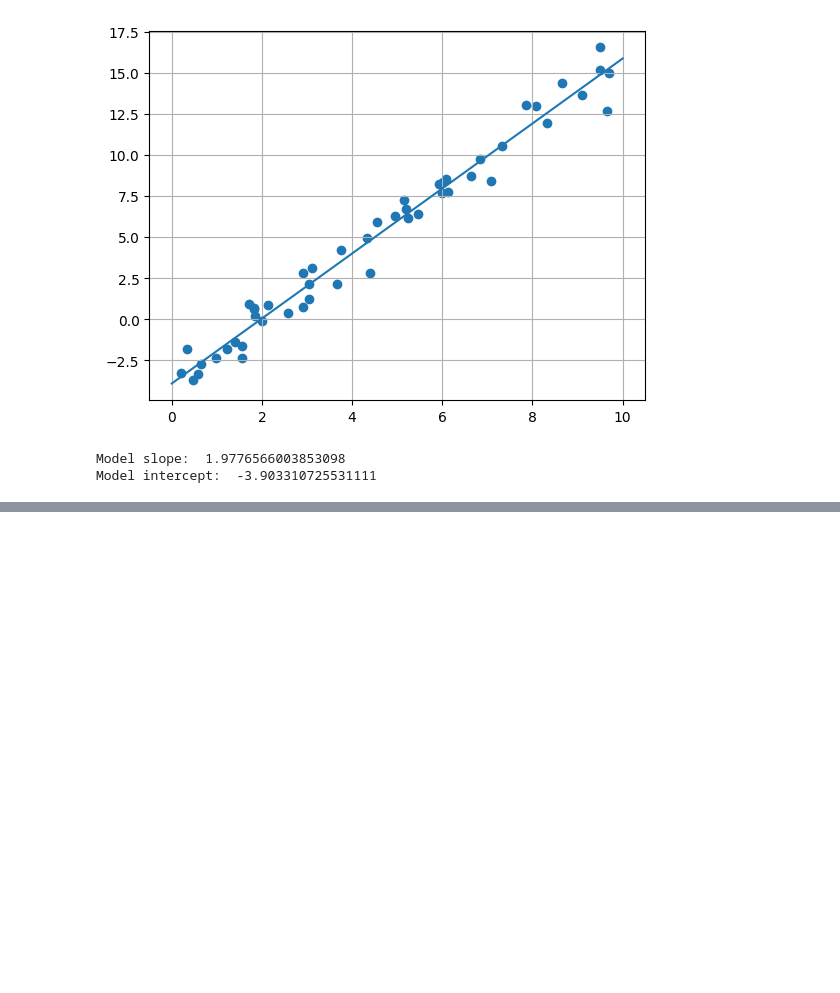
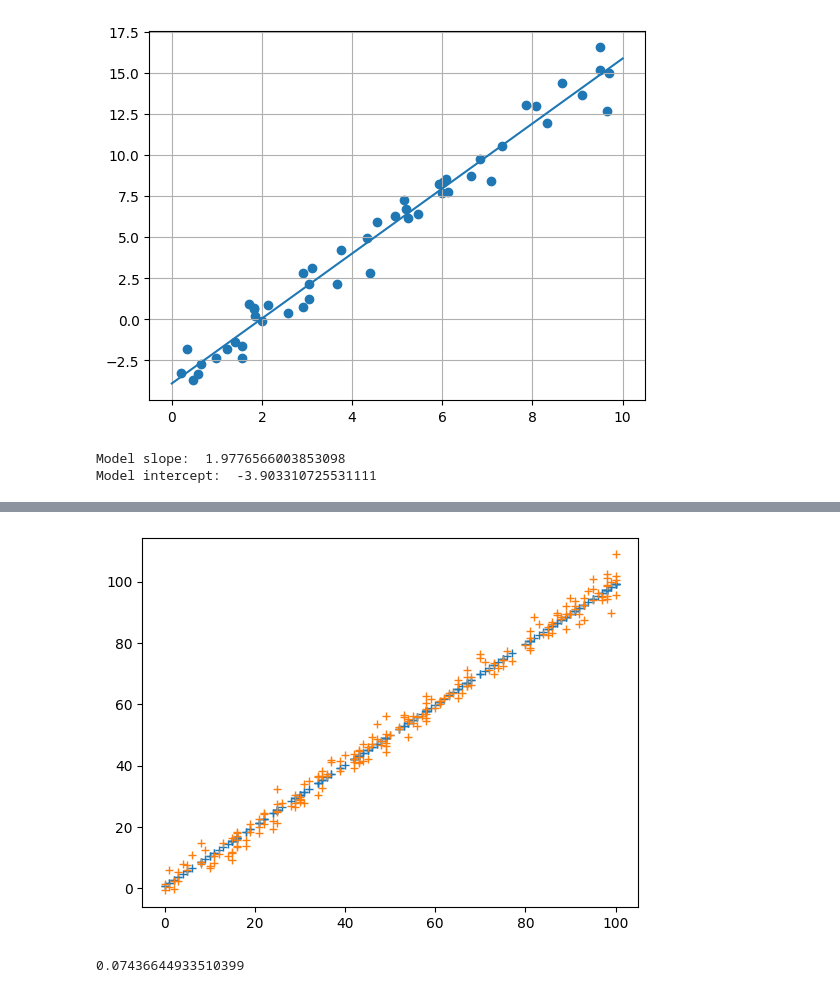
Before and after one commit to sahilkhan-7/Machine-Learning-basic-to-advance, a Jupyter notebook: Regression/linear_regression.ipynb, the cells around one changed output, grey strips where cells are left out. Saved outputs shown, nothing was run; the diff lists cells and outputs as text; code cells hidden in the pictures; blank space fills up the shorter version.

```diff
--- a/Regression/linear_regression.ipynb
+++ b/Regression/linear_regression.ipynb
@@ -56,0 +139,11 @@ Model intercept:  -3.903310725531111
+# %%
+def backward_propogation(train_in, train_out, predictions):
+    derivatives = dict()
+    df = predictions - train_out
+    dm = np.mean(np.multiply(df, train_in))
+    dc = np.mean(df)
+
+    derivatives['dm'] = dm
+    derivatives['dc'] = dc
+
+    return derivatives
@@ -56,0 +156,5 @@ Model intercept:  -3.903310725531111
+# %%
+def update_parameters(parameters, derivatives, learning_rate):
+    parameters['m'] = parameters['m'] - learning_rate*derivatives['dm']
+    parameters['c'] = parameters['c'] - learning_rate*derivatives['dc']
+    return parameters
@@ -56,0 +227,4 @@ Model intercept:  -3.903310725531111
+# %%
+parameters, loss = train(Xtrain, ytrain, 0.0001, 20 )
+# %%
+test_predictions = Xtest * parameters['m'] + parameters['c']
@@ -56,0 +251,10 @@ Model intercept:  -3.903310725531111
+# %%
+plt.plot(Xtest, test_predictions, "+")
+plt.plot(Xtest, ytest, "+")
+plt.show()
+# %% [output]
+[figure, added]
+# %%
+cost_func(Xtest, test_predictions)
+# %% [output]
+0.07436644933510399
```
Also changed, not shown: parts of 28 cells of this notebook.
